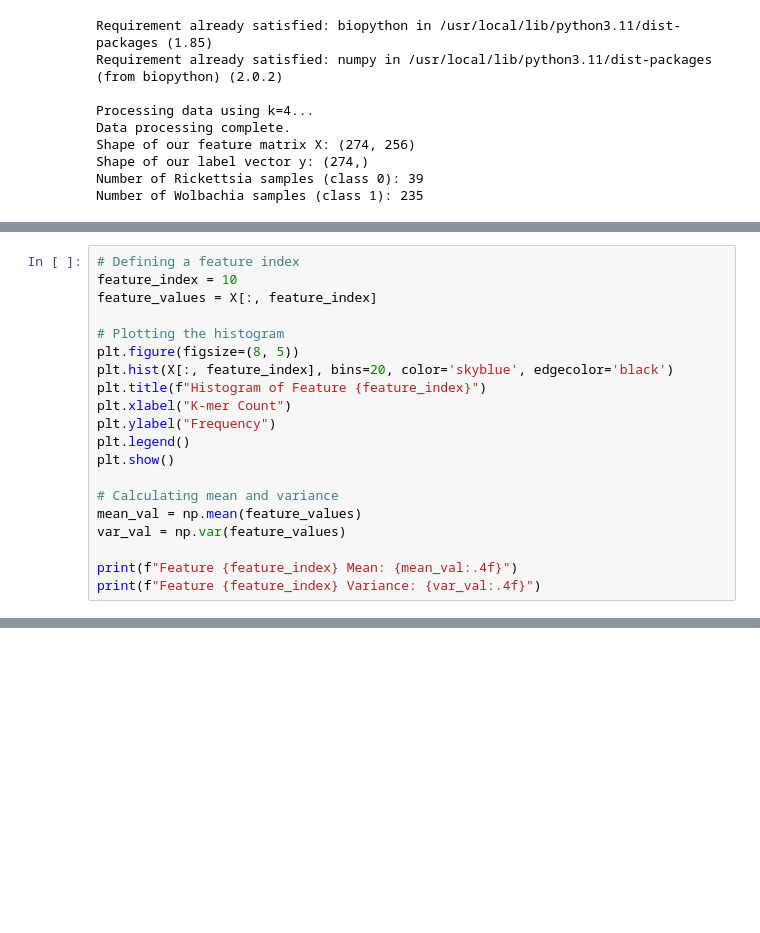
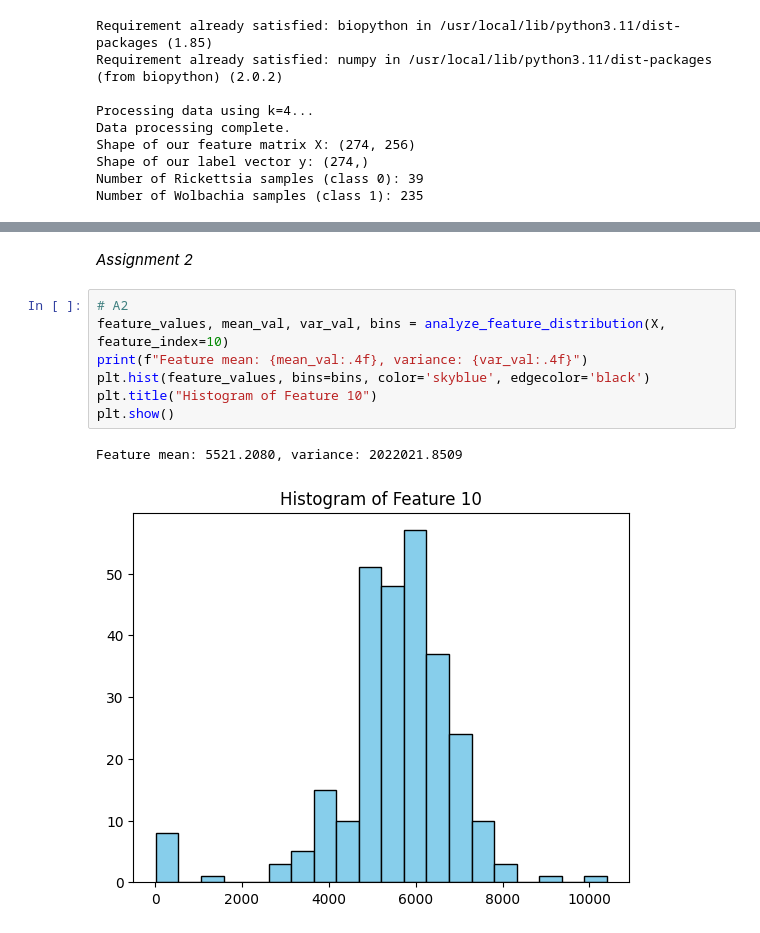
Before and after one commit to vasudhab21/ML-LAB, a Jupyter notebook: ML_Lab_3.ipynb, the cells around one changed output, grey strips where cells are left out. Cells and saved outputs as stored; diff of their text form; blank space fills up the shorter version.

```diff
--- a/ML_Lab_3.ipynb
+++ b/ML_Lab_3.ipynb
@@ -278,20 +239,0 @@ A2
-# %%
-# Defining a feature index
-feature_index = 10
-feature_values = X[:, feature_index]
-
-# Plotting the histogram
-plt.figure(figsize=(8, 5))
-plt.hist(X[:, feature_index], bins=20, color='skyblue', edgecolor='black')
-plt.title(f"Histogram of Feature {feature_index}")
-plt.xlabel("K-mer Count")
-plt.ylabel("Frequency")
-plt.legend()
-plt.show()
-
-# Calculating mean and variance
-mean_val = np.mean(feature_values)
-var_val = np.var(feature_values)
-
-print(f"Feature {feature_index} Mean: {mean_val:.4f}")
-print(f"Feature {feature_index} Variance: {var_val:.4f}")
@@ -441,0 +369,12 @@ weighted avg       0.98      0.98      0.98        83
+# %% [markdown]
+*Assignment 2*
+# %%
+# A2
+feature_values, mean_val, var_val, bins = analyze_feature_distribution(X, feature_index=10)
+print(f"Feature mean: {mean_val:.4f}, variance: {var_val:.4f}")
+plt.hist(feature_values, bins=bins, color='skyblue', edgecolor='black')
+plt.title("Histogram of Feature 10")
+plt.show()
+# %% [output]
+Feature mean: 5521.2080, variance: 2022021.8509
+[figure, added]
```
Also changed, not shown: parts of 37 cells of this notebook.
